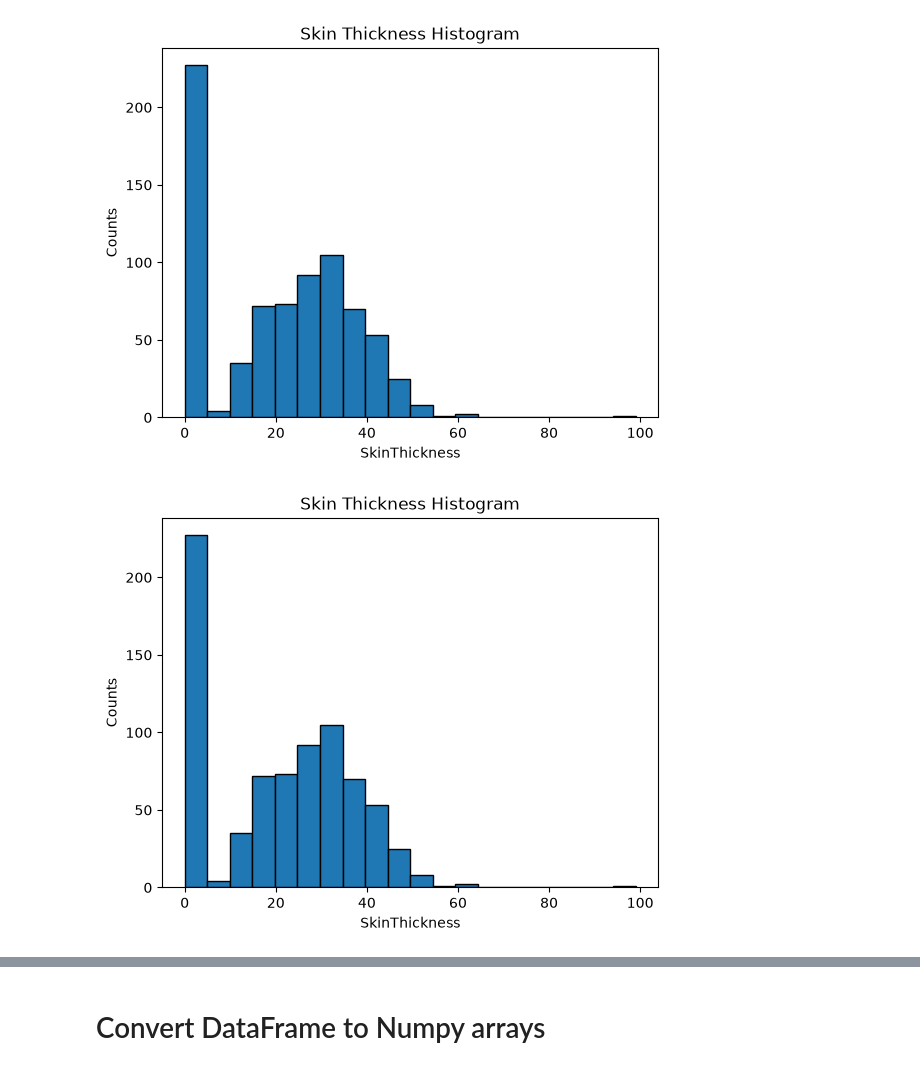
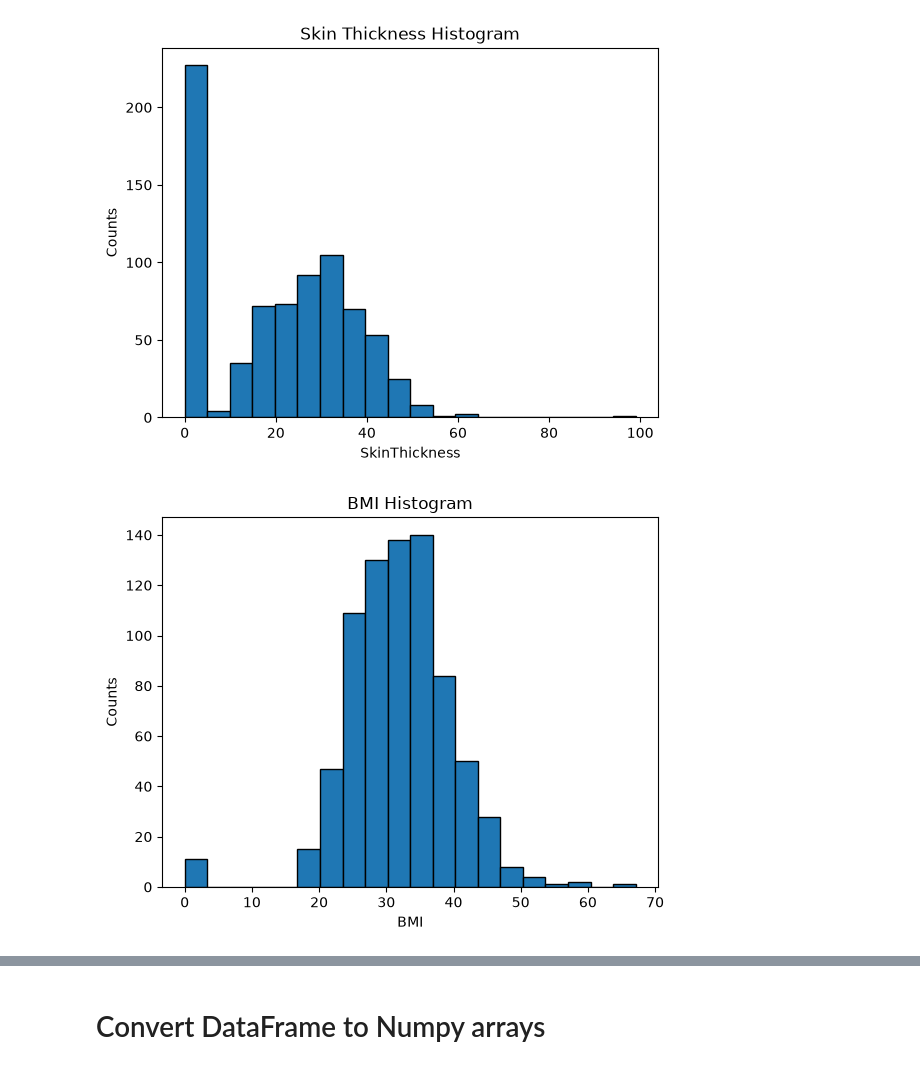
Before and after one commit to sakisv/msc_dws, a Jupyter notebook: 101-MachineLearning/01-SupervisedLearning/ML Project Template.ipynb, the cells around one changed output, grey strips where cells are left out. Cells and saved outputs as stored; diff of their text form; code cells hidden in the pictures.

```diff
--- a/101-MachineLearning/01-SupervisedLearning/ML Project Template.ipynb
+++ b/101-MachineLearning/01-SupervisedLearning/ML Project Template.ipynb
@@ -91,11 +91,11 @@ plt.show()
 # %% [output]
 [figure]
 # %%
-df['SkinThickness'].hist(bins=20, edgecolor='black')
-plt.title('Skin Thickness Histogram')
-plt.xlabel('SkinThickness')
+df['BMI'].hist(bins=20, edgecolor='black')
+plt.title('BMI Histogram')
+plt.xlabel('BMI')
 plt.ylabel('Counts')
 plt.grid(False)
 plt.show()
 # %% [output]
-[figure, old version]
+[figure, new version]
```
Also changed, not shown: parts of 3 cells of this notebook.
